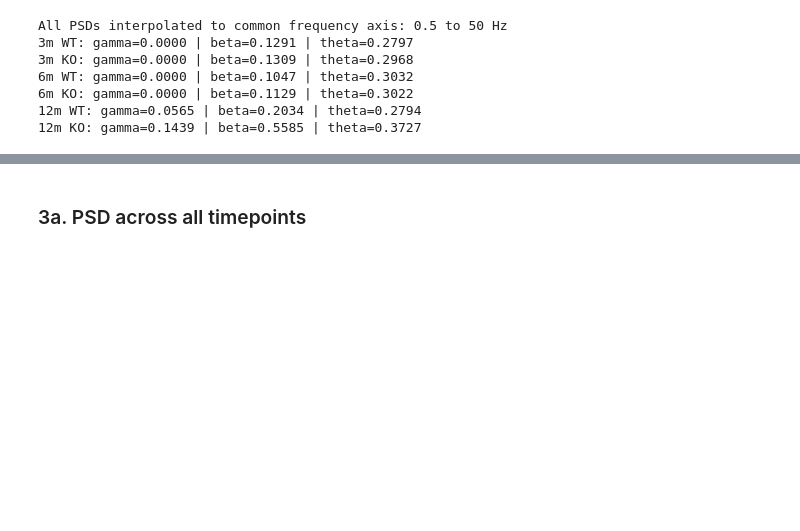
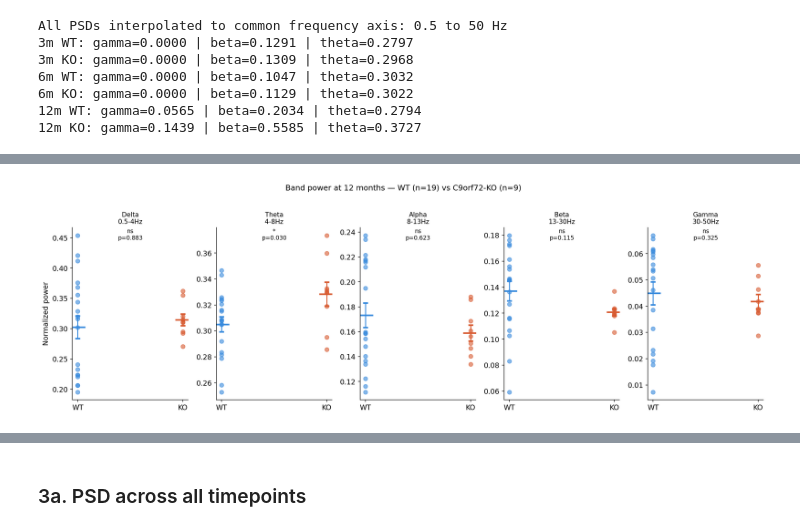
Before and after one commit to BelayTG/eeg-seizure-detection, a Jupyter notebook: notebooks/02_results.ipynb, the cells around one changed output, grey strips where cells are left out. Cells and saved outputs as stored; diff of their text form; code cells hidden in the pictures; blank space fills up the shorter version.

```diff
--- a/notebooks/02_results.ipynb
+++ b/notebooks/02_results.ipynb
@@ -358,0 +882,42 @@ All PSDs interpolated to common frequency axis: 0.5 to 50 Hz
+# %%
+fig, axes = plt.subplots(1, 5, figsize=(16, 5))
+bands = ["delta", "theta", "alpha", "beta", "gamma"]
+band_ranges = ["0.5-4Hz", "4-8Hz", "8-13Hz", "13-30Hz", "30-50Hz"]
+colors = {"WT": "#378ADD", "KO": "#D85A30"}
+
+pvals = {}
+for band in bands:
+    stat, pval = mannwhitneyu(
+        bp_wt_12m[band], bp_ko_12m[band],
+        alternative="two-sided"
+    )
+    pvals[band] = pval
+
+for ax, band, band_range in zip(axes, bands, band_ranges):
+    for label, df_g in [("WT", bp_wt_12m), ("KO", bp_ko_12m)]:
+        ax.scatter(
+            [label] * len(df_g), df_g[band],
+            color=colors[label], alpha=0.6, s=40, zorder=3
+        )
+        ax.errorbar(
+            label, df_g[band].mean(), yerr=df_g[band].sem(),
+            fmt="_", markersize=24, markeredgewidth=2.5,
+            color=colors[label], capsize=4, capthick=2
+        )
+    pval = pvals[band]
+    sig = "***" if pval < 0.001 else "**" if pval < 0.01 else "*" if pval < 0.05 else "ns"
+    ax.annotate(f"{sig}\np={pval:.3f}", xy=(0.5, 0.93),
+                xycoords="axes fraction", ha="center", fontsize=9)
+    ax.set_title(f"{band.capitalize()}\n{band_range}", fontsize=10)
+    ax.set_ylabel("Normalized power" if ax == axes[0] else "")
+
+fig.suptitle(
+    f"Band power at 12 months — WT (n={len(bp_wt_12m)}) vs C9orf72-KO (n={len(bp_ko_12m)})",
+    fontsize=12, y=1.02
+)
+plt.tight_layout()
+plt.savefig(os.path.join(FIGURES_DIR, "band_power_12m_all_bands.png"),
+            dpi=150, bbox_inches="tight")
+plt.show()
+# %% [output]
+[figure, added]
```
Also changed, not shown: parts of 14 cells of this notebook, 4 other files.
